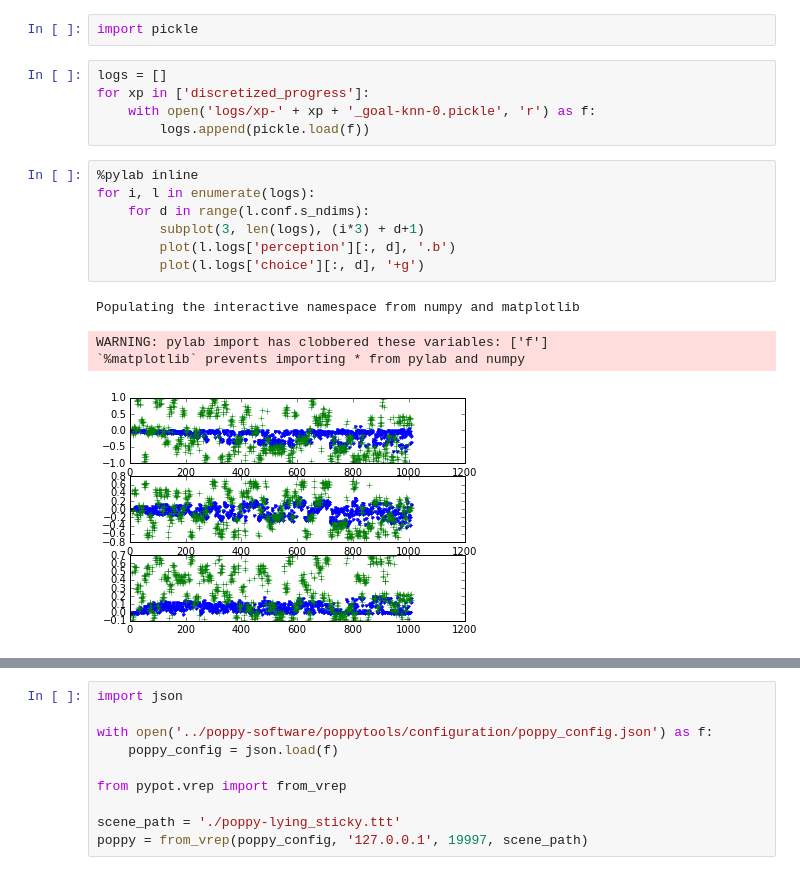
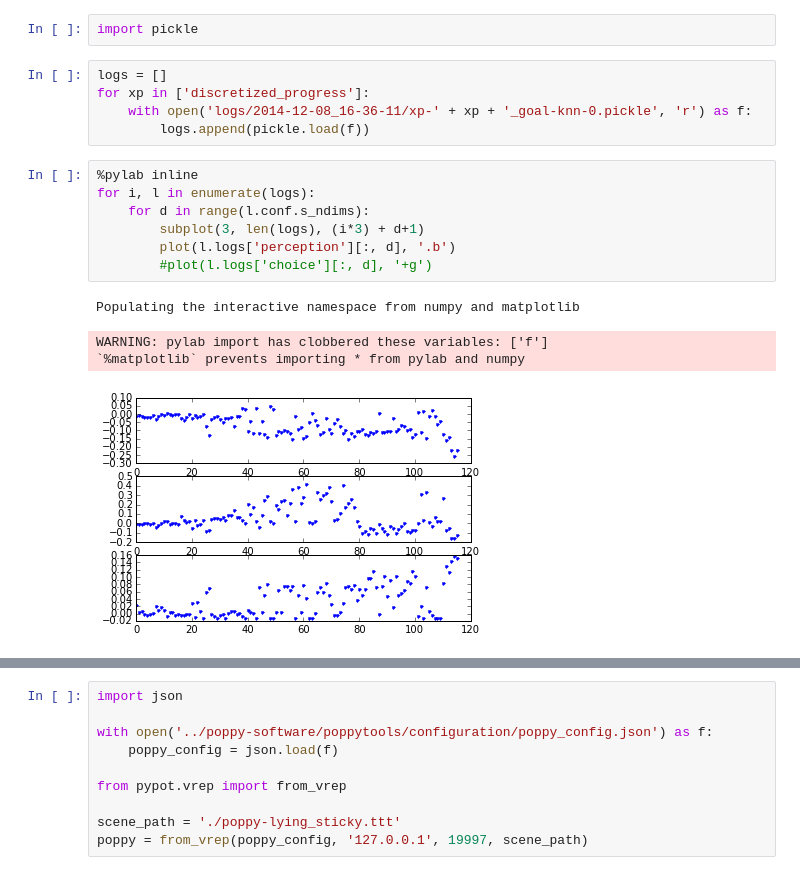
Before and after one commit to clement-moulin-frier/explaupoppypot, a Jupyter notebook: results.ipynb, the cells around one changed output, grey strips where cells are left out. Cells and saved outputs as stored; diff of their text form.

```diff
--- a/results.ipynb
+++ b/results.ipynb
@@ -3,17 +3,17 @@ import pickle
 # %%
 logs = []
 for xp in ['discretized_progress']:
-    with open('logs/xp-' + xp + '_goal-knn-0.pickle', 'r') as f:
+    with open('logs/2014-12-08_16-36-11/xp-' + xp + '_goal-knn-0.pickle', 'r') as f:
         logs.append(pickle.load(f))
 # %%
 %pylab inline
 for i, l in enumerate(logs):
     for d in range(l.conf.s_ndims):
         subplot(3, len(logs), (i*3) + d+1)
         plot(l.logs['perception'][:, d], '.b')
-        plot(l.logs['choice'][:, d], '+g')
+        #plot(l.logs['choice'][:, d], '+g')
 # %% [output]
 Populating the interactive namespace from numpy and matplotlib
 WARNING: pylab import has clobbered these variables: ['f']
 `%matplotlib` prevents importing * from pylab and numpy
-[figure, old version]
+[figure, new version]
```
Also changed, not shown: parts of 16 cells of this notebook, 1 other file.
